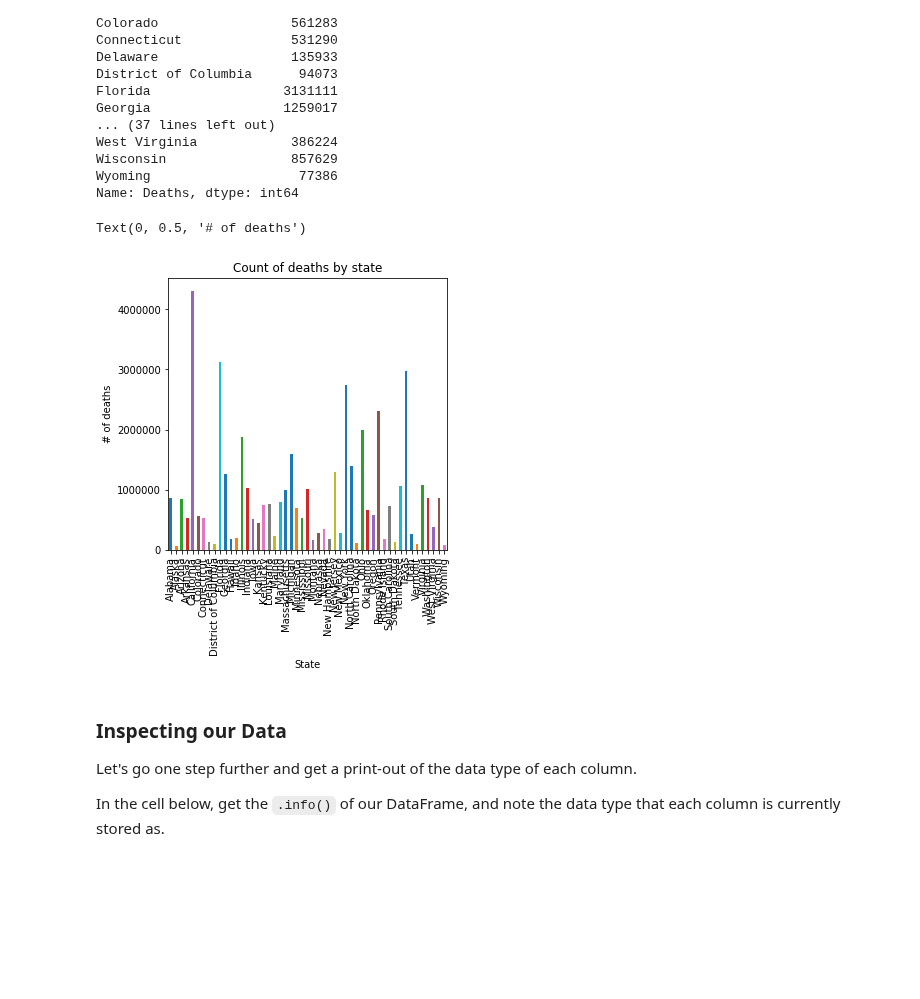
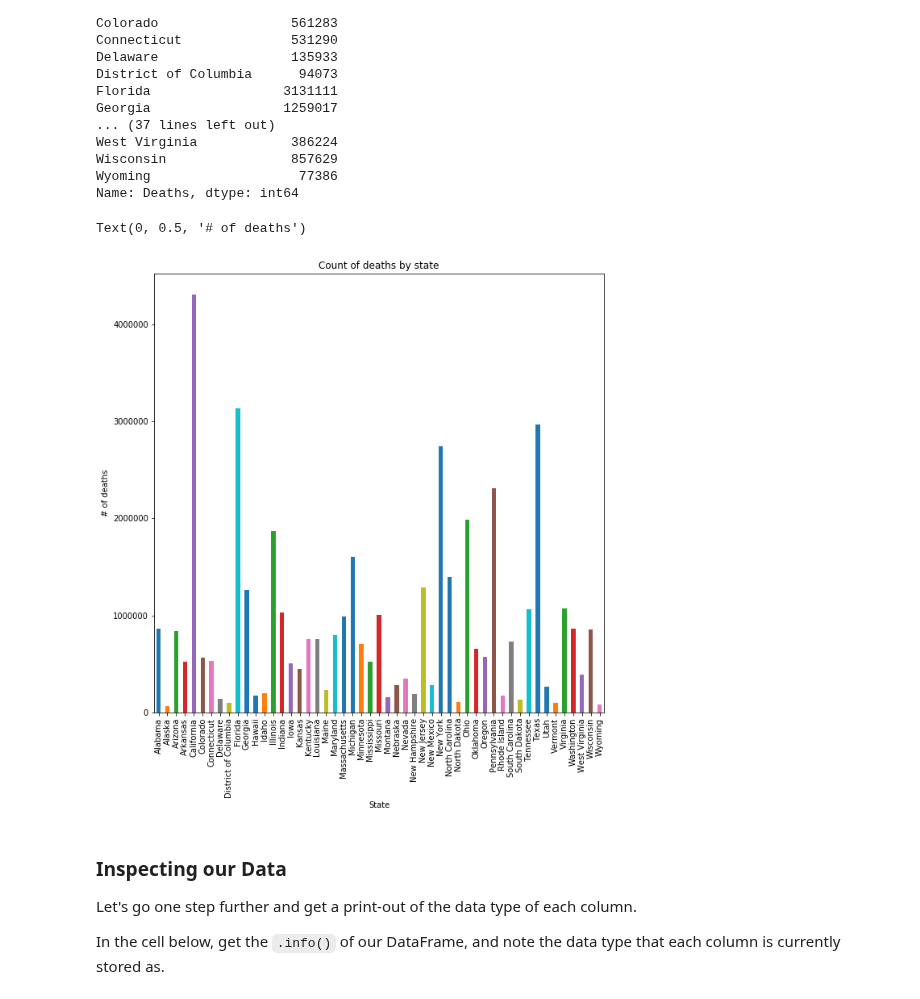
Before and after one commit to glmack/dsc-1-04-09-pivot-tables-with-pandas-lab-seattle-ds-career-040119, a Jupyter notebook: index.ipynb, the cells around one changed output. Drawn from its saved outputs; the diff is of its cells as text; code cells hidden in the pictures; blank space fills up the shorter version.

```diff
--- a/index.ipynb
+++ b/index.ipynb
@@ -139,14 +139,14 @@ Wisconsin                857629
 Wyoming                   77386
 Name: Deaths, dtype: int64
 # %%
-ax = df.groupby(['State'])['Deaths'].sum().plot.bar(title= 'Count of deaths by state', figsize=(10,))
+ax = df.groupby(['State'])['Deaths'].sum().plot.bar(title= 'Count of deaths by state', figsize=(10,10))
 ax.set_ylabel("# of deaths")
 
 #figsize=
 # title, axes labels and have your graph be an appropriate size.
 # %% [output]
 Text(0, 0.5, '# of deaths')
-[figure, old version]
+[figure, new version]
 # %% [markdown]
 ### Inspecting our Data
 
```
